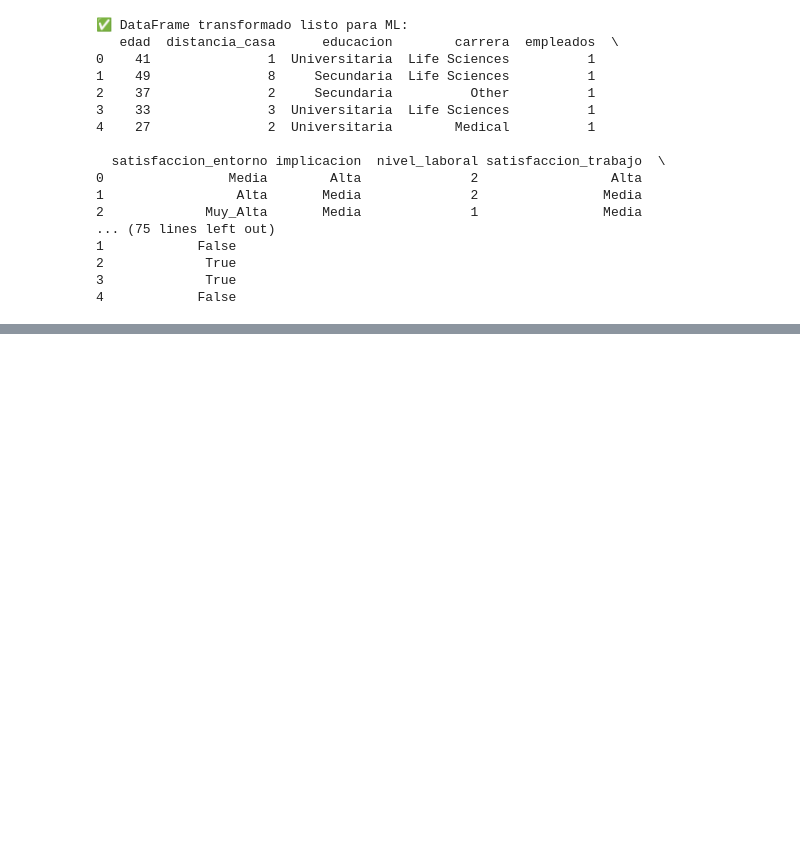
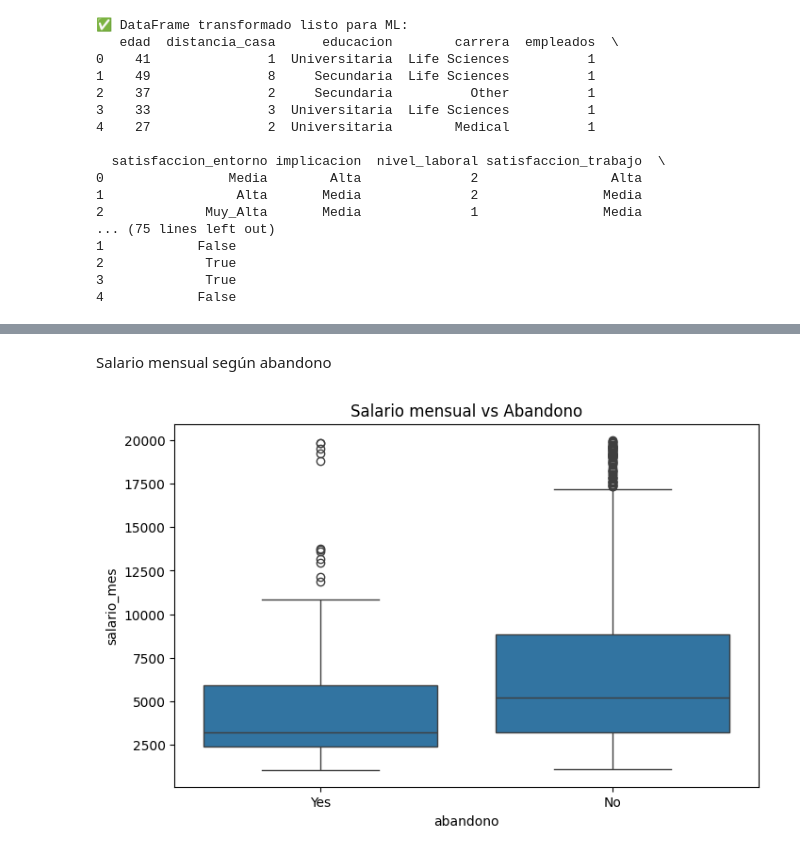
Before and after one commit to Mateo88XD/Proyectos-Grupal, a Jupyter notebook: Analisis Estadistico_Abandono Lavoral/Abandono_Laboral.ipynb, the cells around one changed output, grey strips where cells are left out. Drawn from its saved outputs; the diff is of its cells as text; code cells hidden in the pictures; blank space fills up the shorter version.

```diff
--- a/Analisis Estadistico_Abandono Lavoral/Abandono_Laboral.ipynb
+++ b/Analisis Estadistico_Abandono Lavoral/Abandono_Laboral.ipynb
@@ -224,0 +300,9 @@ df.to_excel("df_limpio.xlsx", index=False)
+# %% [markdown]
+Salario mensual según abandono
+# %%
+plt.figure(figsize=(8,5))
+sns.boxplot(x="abandono", y="salario_mes", data=df)
+plt.title("Salario mensual vs Abandono")
+plt.show()
+# %% [output]
+[figure, added]
```
Also changed, not shown: parts of 13 cells of this notebook.
